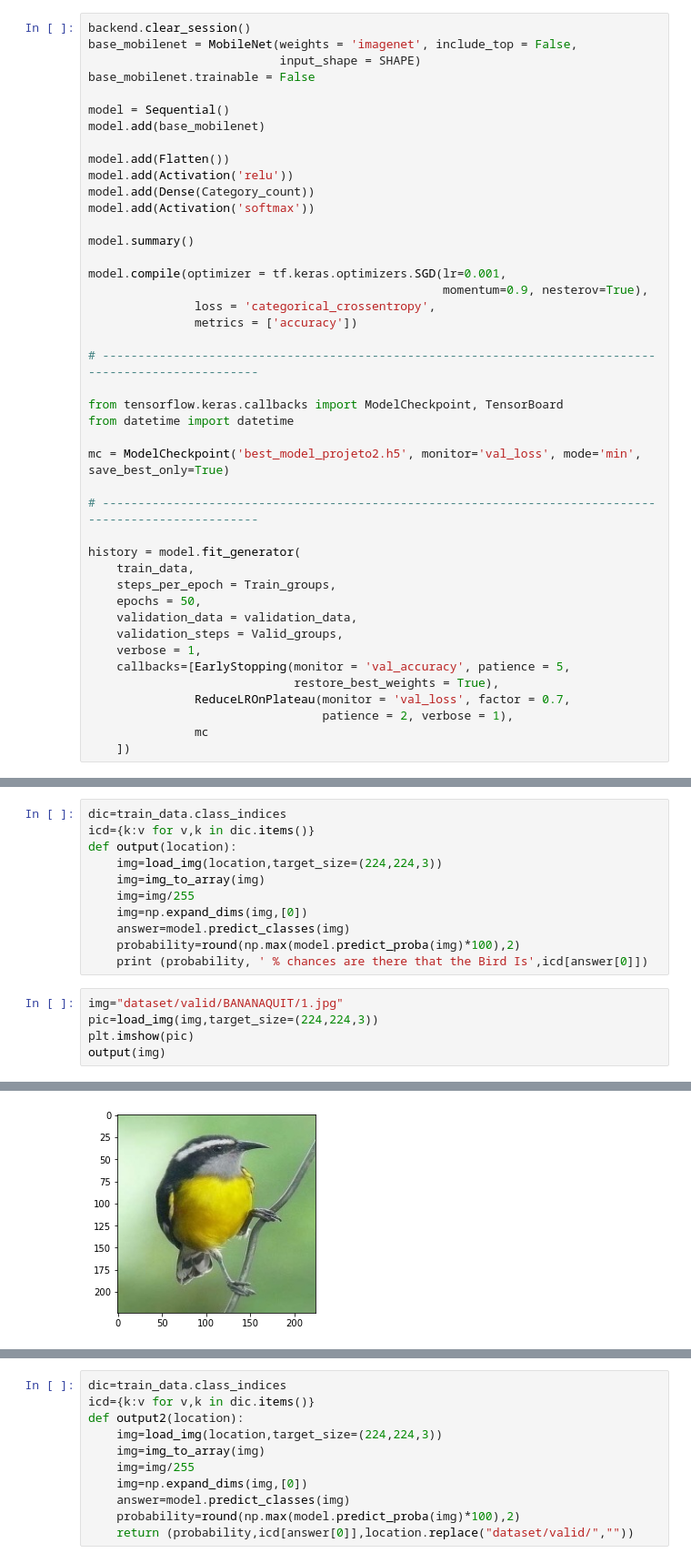
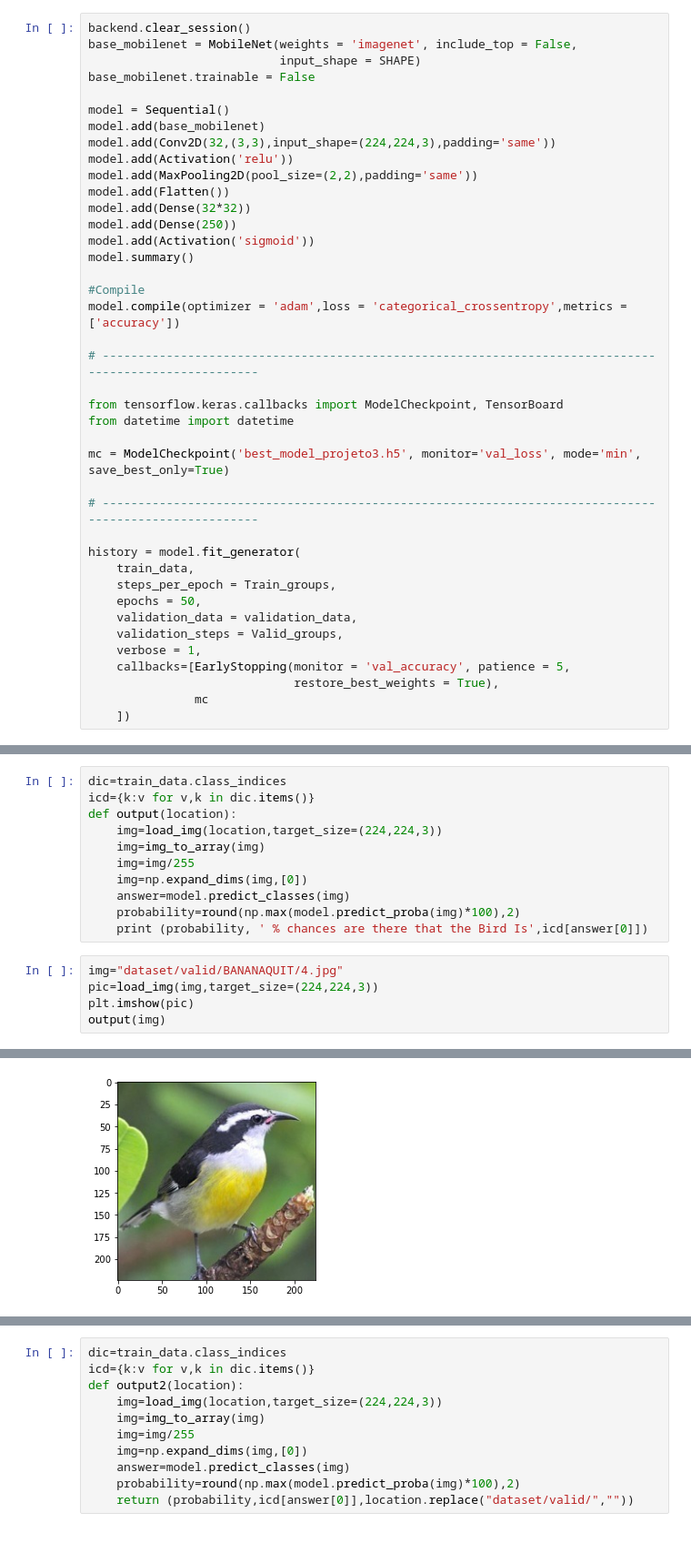
Before and after one commit to JoaoNunoAbreu/classify-birds-with-CNN-GA, a Jupyter notebook: project/CNN-without-GA.ipynb, the cells around one changed output, grey strips where cells are left out. Shown: that part at 91% size. Saved outputs shown, nothing was run; the diff lists cells and outputs as text.

```diff
--- a/project/CNN-without-GA.ipynb
+++ b/project/CNN-without-GA.ipynb
@@ -102,25 +99,24 @@ base_mobilenet.trainable = False
 
 model = Sequential()
 model.add(base_mobilenet)
-
+model.add(Conv2D(32,(3,3),input_shape=(224,224,3),padding='same'))
+model.add(Activation('relu'))
+model.add(MaxPooling2D(pool_size=(2,2),padding='same'))
 model.add(Flatten())
-model.add(Activation('relu'))
-model.add(Dense(Category_count))
-model.add(Activation('softmax'))
-
+model.add(Dense(32*32))
+model.add(Dense(250))
+model.add(Activation('sigmoid'))
 model.summary()
 
-model.compile(optimizer = tf.keras.optimizers.SGD(lr=0.001,
-                                                  momentum=0.9, nesterov=True),
-               loss = 'categorical_crossentropy',
-               metrics = ['accuracy'])
+#Compile
+model.compile(optimizer = 'adam',loss = 'categorical_crossentropy',metrics = ['accuracy'])
 
 # ------------------------------------------------------------------------------------------------------
 
 from tensorflow.keras.callbacks import ModelCheckpoint, TensorBoard
 from datetime import datetime
 
-mc = ModelCheckpoint('best_model_projeto2.h5', monitor='val_loss', mode='min', save_best_only=True)
+mc = ModelCheckpoint('best_model_projeto3.h5', monitor='val_loss', mode='min', save_best_only=True)
 
 # ------------------------------------------------------------------------------------------------------
 
@@ -133,8 +129,6 @@ history = model.fit_generator(
     verbose = 1,
     callbacks=[EarlyStopping(monitor = 'val_accuracy', patience = 5,
                              restore_best_weights = True),
-               ReduceLROnPlateau(monitor = 'val_loss', factor = 0.7,
-                                 patience = 2, verbose = 1),
                mc
     ])
 # %% [output]
@@ -198,11 +207,11 @@ def output(location):
     probability=round(np.max(model.predict_proba(img)*100),2)
     print (probability, ' % chances are there that the Bird Is',icd[answer[0]])
 # %%
-img="dataset/valid/BANANAQUIT/1.jpg"
+img="dataset/valid/BANANAQUIT/4.jpg"
 pic=load_img(img,target_size=(224,224,3))
 plt.imshow(pic)
 output(img)
 # %% [output]
 100.0  % chances are there that the Bird Is BANANAQUIT
-[figure, old version]
+[figure, new version]
 # %%
```
Also changed, not shown: parts of 16 cells of this notebook.
